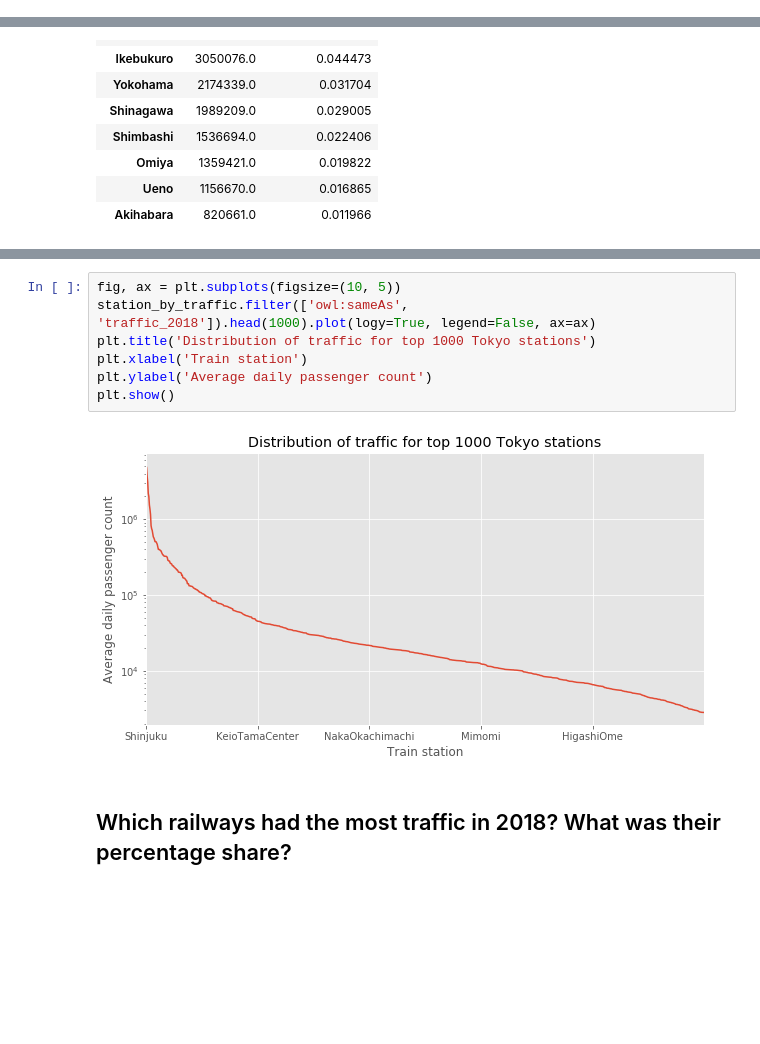
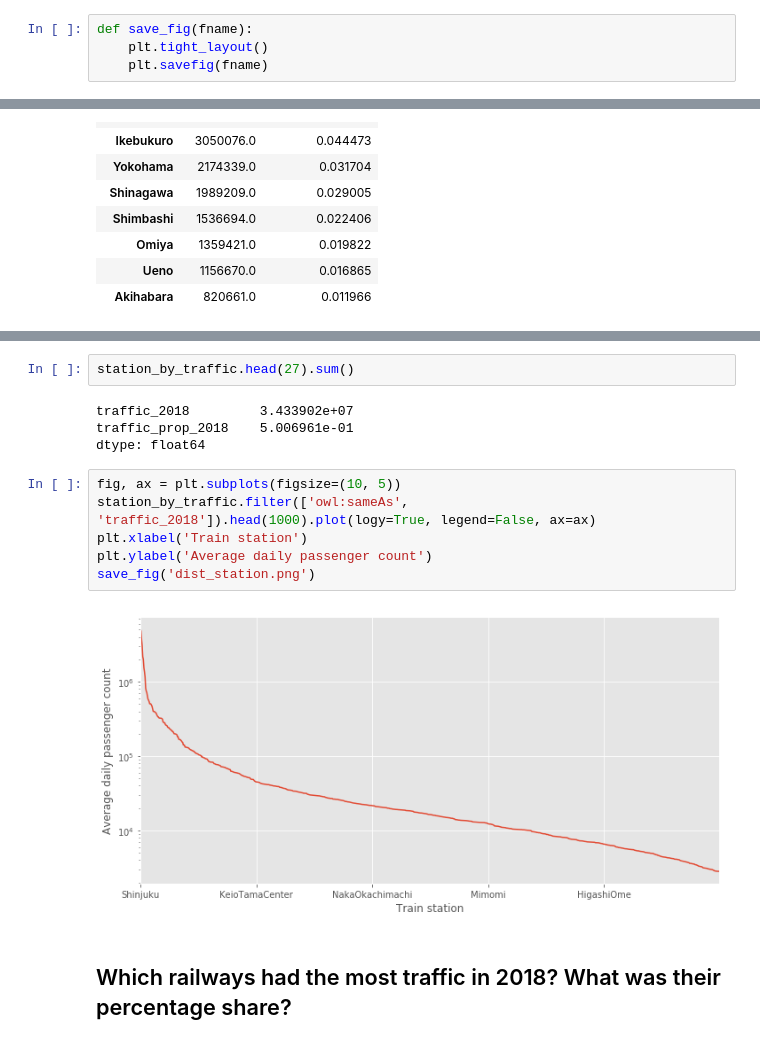
Before and after one commit to shoyo/tokyo-traffic, a Jupyter notebook: TokyoTrainTraffic.ipynb, the cells around one changed output, grey strips where cells are left out. Saved outputs shown, nothing was run; the diff lists cells and outputs as text; blank space fills up the shorter version.

```diff
--- a/TokyoTrainTraffic.ipynb
+++ b/TokyoTrainTraffic.ipynb
@@ -13,6 +7,10 @@ import matplotlib.style as style
 style.use('ggplot')
 import numpy as np
 import requests
+# %%
+def save_fig(fname):
+    plt.tight_layout()
+    plt.savefig(fname)
 # %% [markdown]
 ## Querying the API
 # %%
@@ -118,12 +145,17 @@ station_by_traffic.head(10)
+# %%
+station_by_traffic.head(27).sum()
+# %% [output]
+traffic_2018         3.433902e+07
+traffic_prop_2018    5.006961e-01
+dtype: float64
 # %%
 fig, ax = plt.subplots(figsize=(10, 5))
 station_by_traffic.filter(['owl:sameAs', 'traffic_2018']).head(1000).plot(logy=True, legend=False, ax=ax)
-plt.title('Distribution of traffic for top 1000 Tokyo stations')
 plt.xlabel('Train station')
 plt.ylabel('Average daily passenger count')
-plt.show()
+save_fig('dist_station.png')
 # %% [output]
-[figure, old version]
+[figure, new version]
 # %% [markdown]
 ## Which railways had the most traffic in 2018? What was their percentage share?
 # %%
```
Also changed, not shown: parts of 9 cells of this notebook, 1 other file.
